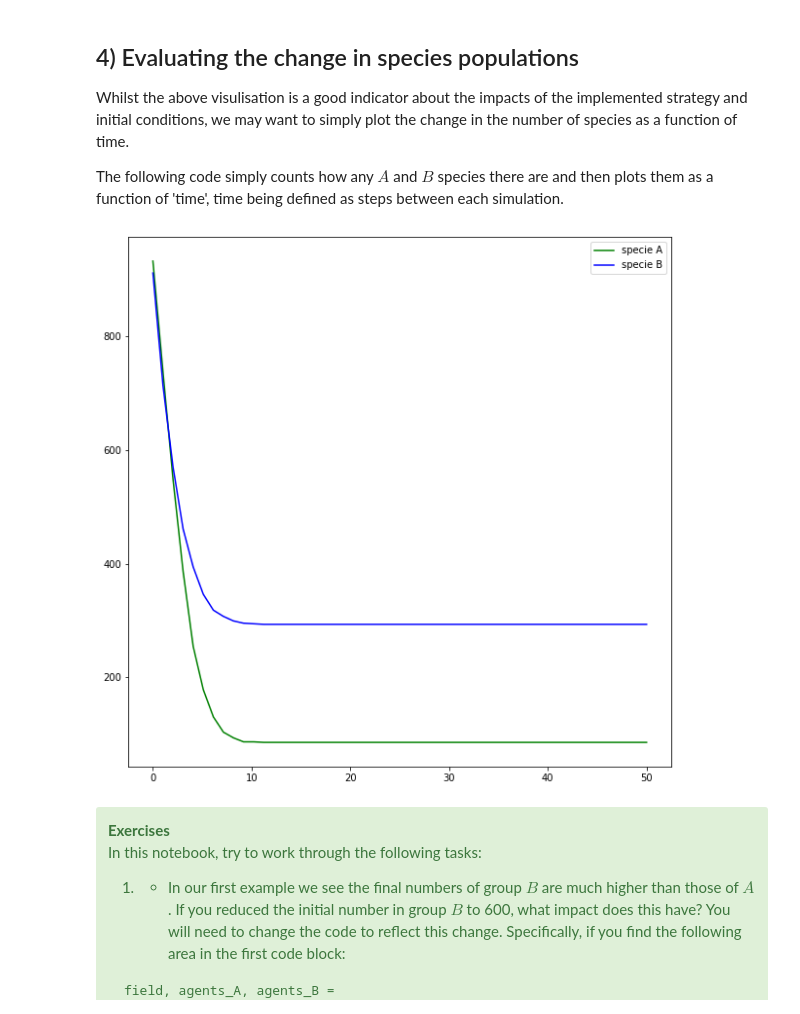
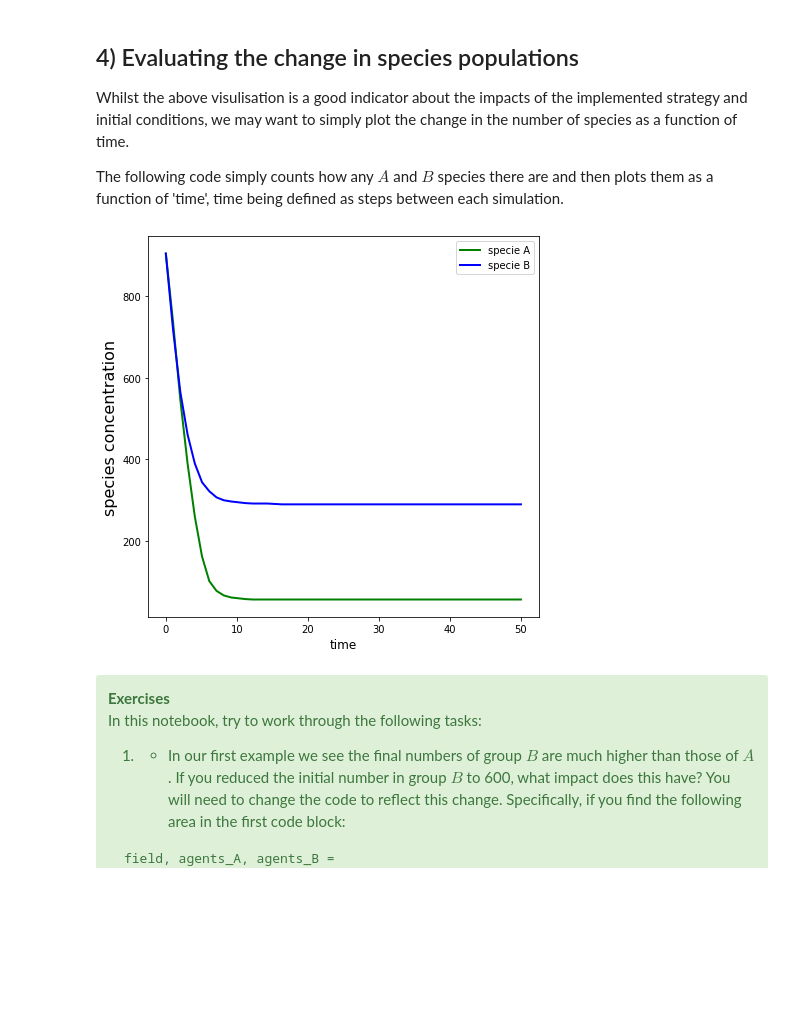
Before and after one commit to EnvModelling/Env_modelling, a Jupyter notebook: Spatio-temporal-modelling/Agent_based_2D.ipynb, the cells around one changed output. Saved outputs shown, nothing was run; the diff lists cells and outputs as text; code cells hidden in the pictures; blank space fills up the shorter version.

```diff
--- a/Spatio-temporal-modelling/Agent_based_2D.ipynb
+++ b/Spatio-temporal-modelling/Agent_based_2D.ipynb
@@ -258,19 +258,21 @@ The following code simply counts how any $A$ and $B$ species there are and then
 # %%
 A_list = np.zeros((50), dtype=int)
 B_list = np.zeros((50), dtype=int)
 time_array = np.linspace(0.0, 50.0, num=50)
 
 for counter in range(0,50):
     A_list[counter]=np.count_nonzero(record_field[:,:,counter] == 1)
     B_list[counter]=np.count_nonzero(record_field[:,:,counter] == 2)
 
-fig, ax = plt.subplots(figsize=(10,10))
-plt.plot(time_array, A_list, 'g', label='specie A')
-plt.plot(time_array, B_list, 'b', label='specie B')
+fig, ax = plt.subplots(figsize=(7,7))
+plt.plot(time_array, A_list, 'g', label='specie A',linewidth=2)
+plt.plot(time_array, B_list, 'b', label='specie B',linewidth=2)
+plt.xlabel('time', fontsize=12)
+plt.ylabel('species concentration', fontsize=16)
 plt.legend()
 plt.show()
 # %% [output]
-[figure, old version]
+[figure, new version]
 # %% [markdown]
 <div class="alert alert-block alert-success">
 <b> Exercises </b> <a name="Exercises"></a>
```
Also changed, not shown: parts of 2 cells of this notebook, 3 other files.
